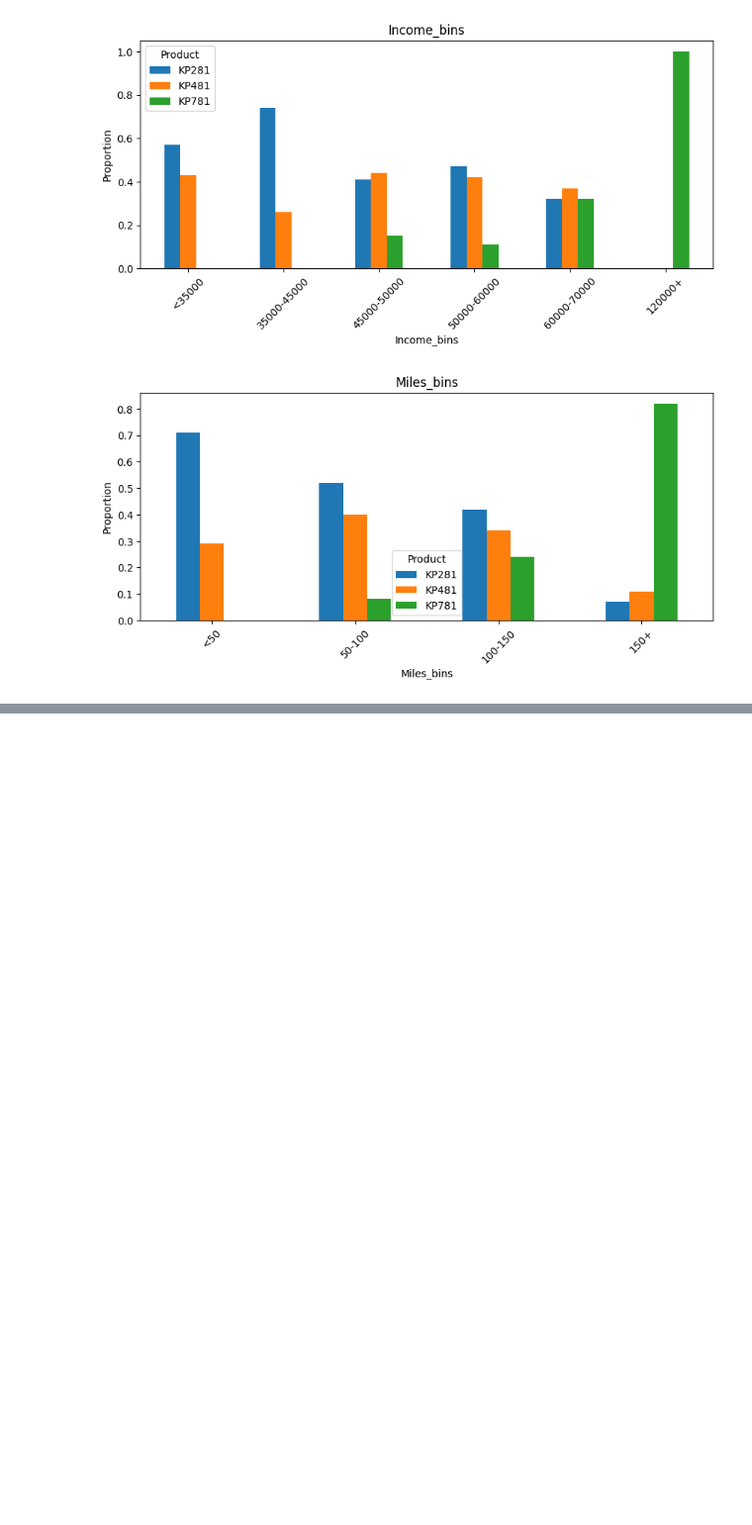
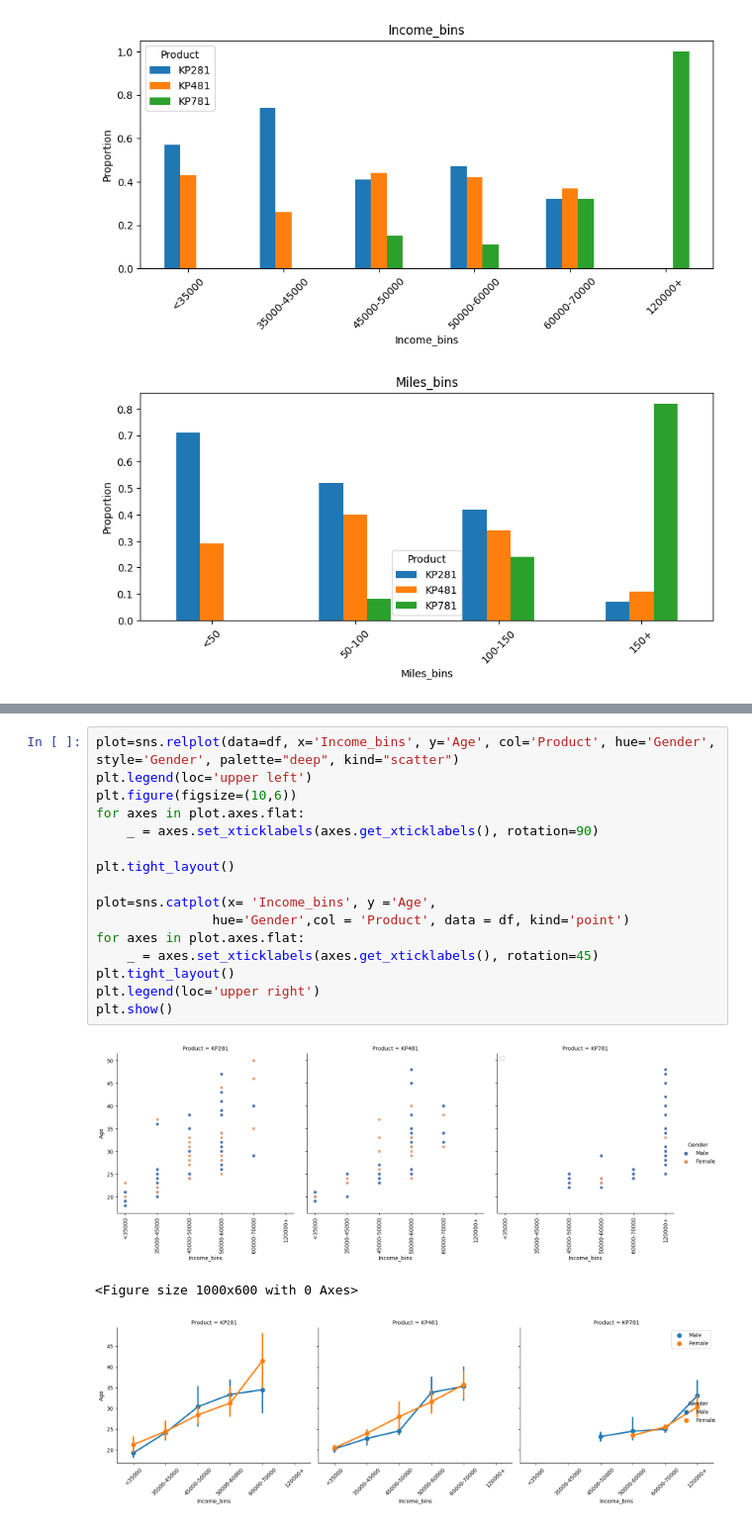
Before and after one commit to AtharvaSawai/eda_treadmill, a Jupyter notebook: EDA_Treadmill.ipynb, the cells around one changed output, grey strips where cells are left out. Shown at 99% size. Cells and saved outputs as stored; diff of their text form; blank space fills up the shorter version.

```diff
--- a/EDA_Treadmill.ipynb
+++ b/EDA_Treadmill.ipynb
@@ -481,0 +627,20 @@ for i in cat_cols:
+# %%
+plot=sns.relplot(data=df, x='Income_bins', y='Age', col='Product', hue='Gender', style='Gender', palette="deep", kind="scatter")
+plt.legend(loc='upper left')
+plt.figure(figsize=(10,6))
+for axes in plot.axes.flat:
+    _ = axes.set_xticklabels(axes.get_xticklabels(), rotation=90)
+
+plt.tight_layout()
+
+plot=sns.catplot(x= 'Income_bins', y ='Age',
+               hue='Gender',col = 'Product', data = df, kind='point')
+for axes in plot.axes.flat:
+    _ = axes.set_xticklabels(axes.get_xticklabels(), rotation=45)
+plt.tight_layout()
+plt.legend(loc='upper right')
+plt.show()
+# %% [output]
+[figure, added]
+<Figure size 1000x600 with 0 Axes>
+[figure, added]
```
Also changed, not shown: parts of 28 cells of this notebook.
